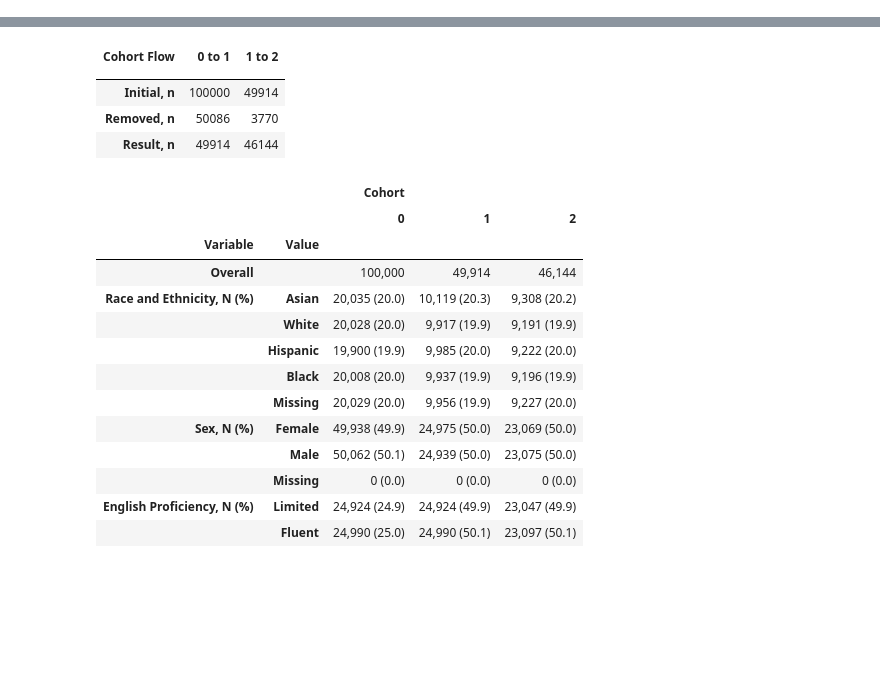
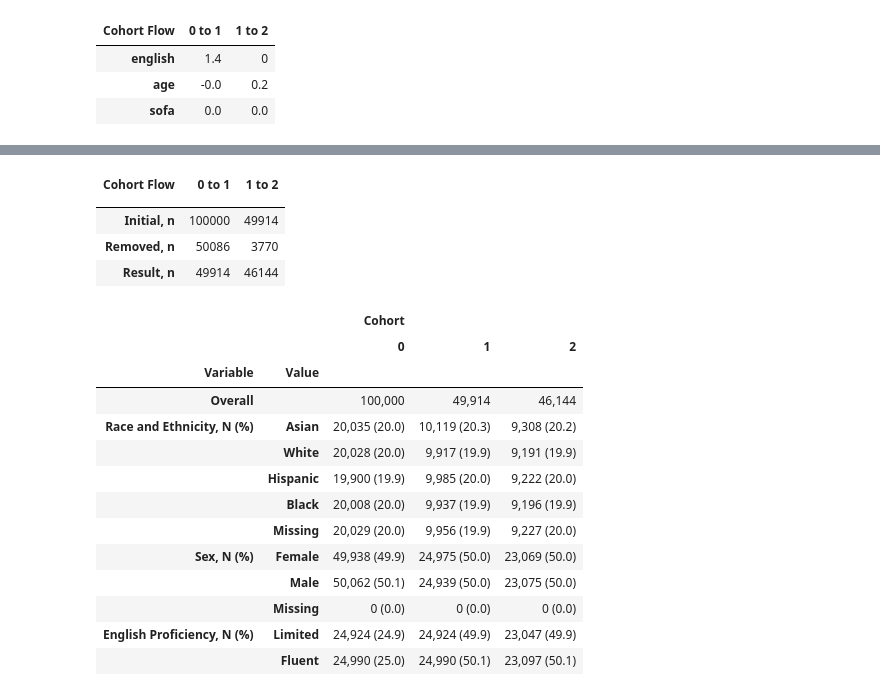
Before and after one commit to joamats/equiflow, a Jupyter notebook: equiflow.ipynb, the cells around one changed output, grey strips where cells are left out. Saved outputs shown, nothing was run; the diff lists cells and outputs as text; code cells hidden in the pictures; blank space fills up the shorter version.

```diff
--- a/equiflow.ipynb
+++ b/equiflow.ipynb
@@ -73,3 +121,10 @@ eqfl.view_table_characteristics()
+# %%
+eqfl.view_table_drifts(drifts_by_class=True)
+# %% [output]
+| Cohort Flow | 0 to 1 | 1 to 2 |
+| english | 1.4 | 0 |
+| age | -0.0 | 0.2 |
+| sofa | 0.0 | 0.0 |
 # %%
 eqfl.view_table_drifts(drifts_by_class=False)
 # %% [output]
```
Also changed, not shown: parts of 8 cells of this notebook, 7 other files.
